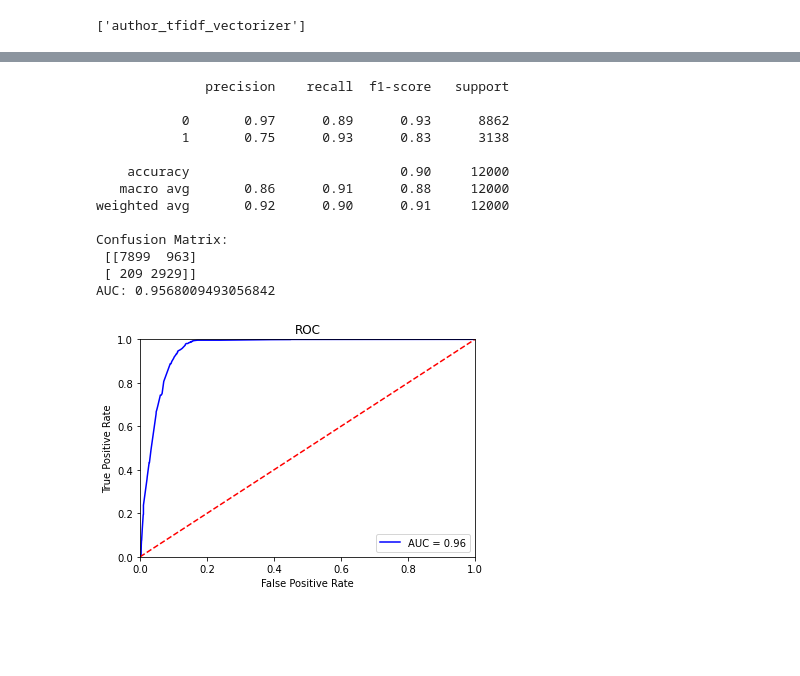
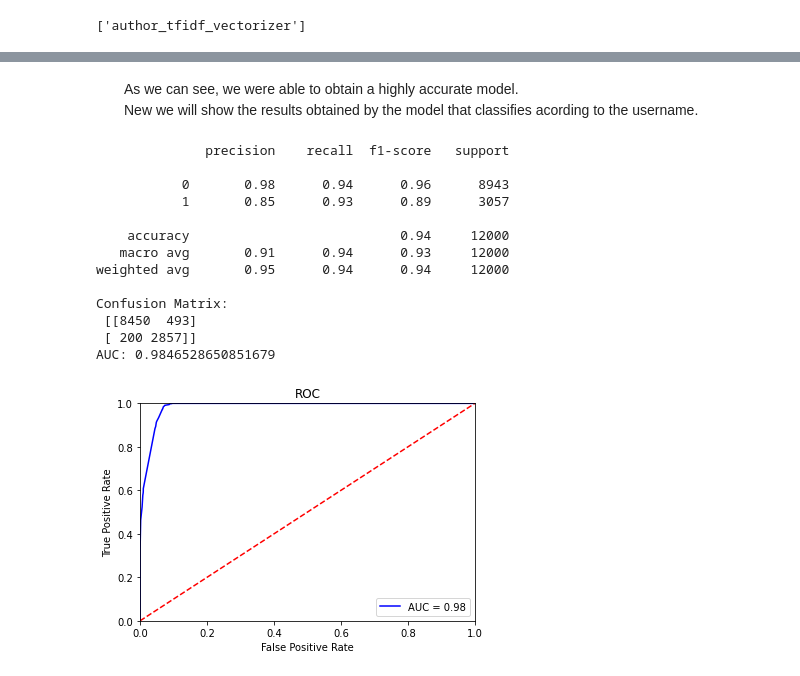
Before and after one commit to Pristzilla/HackUPCTeamRocket, a Jupyter notebook: Classification.ipynb, the cells around one changed output, grey strips where cells are left out. Saved outputs shown, nothing was run; the diff lists cells and outputs as text; code cells hidden in the pictures; blank space fills up the shorter version.

```diff
--- a/Classification.ipynb
+++ b/Classification.ipynb
@@ -216,7 +257,3 @@ plt.setp(autotexts, size=8, weight="bold")
 plt.show()
 # %% [output]
 [figure]
-# %%
-train['Word Count'] = train['Comments'].apply(lambda x: len(str(x).split()))
-print(train[train['Is Scam']==1]['Word Count'].mean())
-print(train[train['Is Scam']==0]['Word Count'].mean())
@@ -404,41 +494,44 @@ Now that we have the vectorized data, we can use it to train our models, we have
+# %% [markdown]
+<ul>
+As we can see, we were able to obtain a highly accurate model.
+<br>
+New we will show the results obtained by the model that classifies acording to the username.
+</ul>
 # %%
-#FITTING THE CLASSIFICATION MODEL using Logistic Regression(tf-idf)
-lr_tfidf=LogisticRegression(solver = 'liblinear', C=10, penalty = 'l2')
-lr_tfidf.fit(X_train_vectors_tfidf, y_train)  #model
 
-y_predict = lr_tfidf.predict(X_test_vectors_tfidf)
-y_prob = lr_tfidf.predict_proba(X_test_vectors_tfidf)[:,1]
+y_predict = lr_tfidf_author.predict(X_test_vectors_tfidf_author)
+y_prob = lr_tfidf_author.predict_proba(X_test_vectors_tfidf_author)[:,1]
 
-print(classification_report(y_test,y_predict))
-print('Confusion Matrix:\n',confusion_matrix(y_test, y_predict))
+print(classification_report(y_test_author,y_predict))
+print('Confusion Matrix:\n',confusion_matrix(y_test_author, y_predict))
 
-fpr, tpr, thresholds = roc_curve(y_test, y_prob)
+fpr, tpr, thresholds = roc_curve(y_test_author, y_prob)
 roc_auc = auc(fpr, tpr)
 print('AUC:', roc_auc)
-joblib.dump(lr_tfidf, 'CommentTextModel')
+
 
 #plot
 plt.title("ROC")
 plt.plot(fpr, tpr, 'b', label= 'AUC = %0.2f' % roc_auc)
 plt.legend(loc='lower right')
 plt.plot([0, 1], [0, 1], 'r--')
 plt.xlim([0, 1])
 plt.ylim([0, 1])
 plt.ylabel('True Positive Rate')
 plt.xlabel('False Positive Rate')
 plt.show()
 # %% [output]
               precision    recall  f1-score   support
 
-           0       0.97      0.89      0.93      8862
-           1       0.75      0.93      0.83      3138
+           0       0.98      0.94      0.96      8943
+           1       0.85      0.93      0.89      3057
 
-    accuracy                           0.90     12000
-   macro avg       0.86      0.91      0.88     12000
-weighted avg       0.92      0.90      0.91     12000
+    accuracy                           0.94     12000
+   macro avg       0.91      0.94      0.93     12000
+weighted avg       0.95      0.94      0.94     12000
 
 Confusion Matrix:
- [[7899  963]
- [ 209 2929]]
-AUC: 0.9568009493056842
+ [[8450  493]
+ [ 200 2857]]
+AUC: 0.9846528650851679
-[figure, old version]
+[figure, new version]
```
Also changed, not shown: parts of 30 cells of this notebook, 4 other files.
